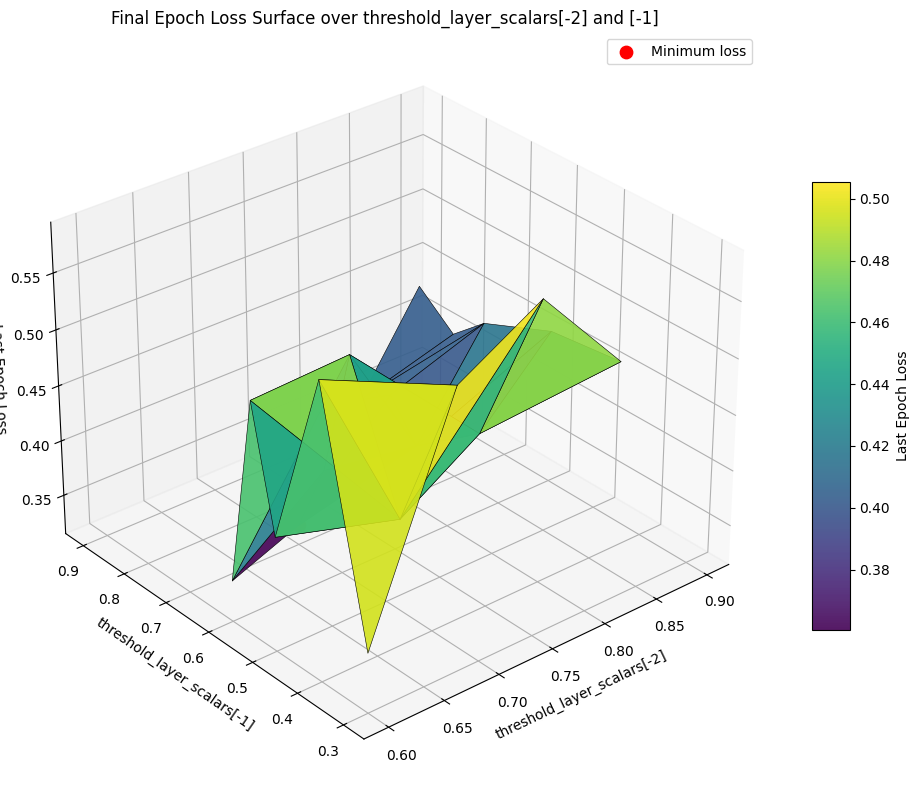
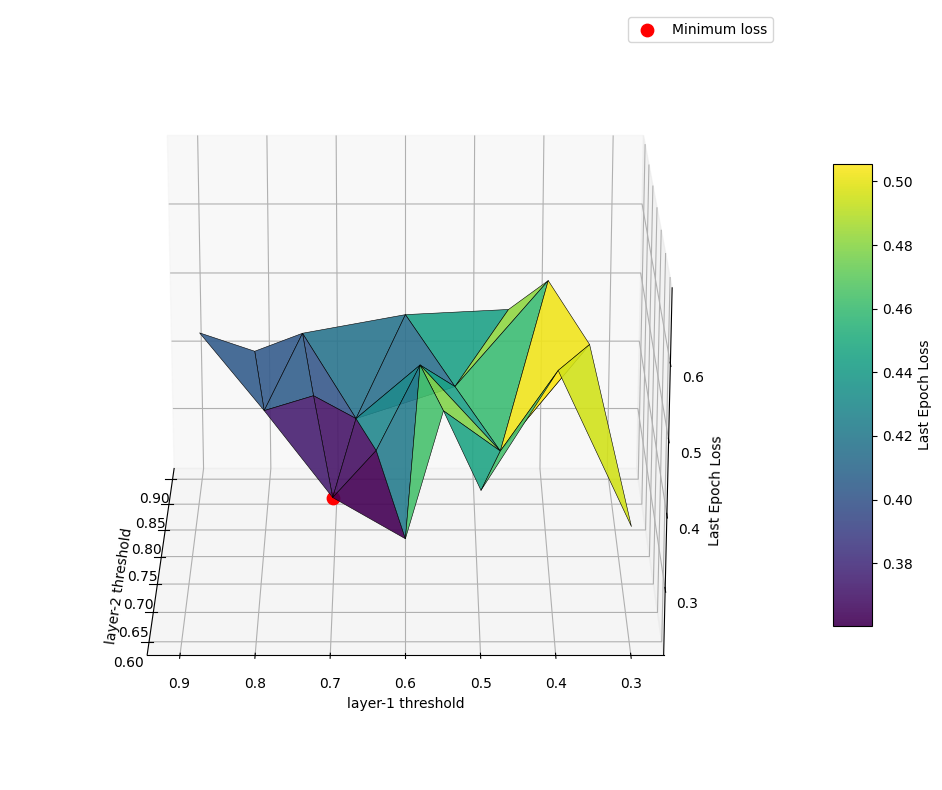
The change to this notebook cell's code, shown as a diff; its figure went from the first image to the second:
--- before
+++ after
@@ -6,4 +6,7 @@
 # Build 3D surfaces of final-epoch metrics over last 2 threshold_layer_scalars values.
 import numpy as np
+
+# Zoom control for the 3D axes. Values > 1 expand the visible range; values < 1 zoom in.
+axis_scalar = 2
 
 files = sorted(glob('../output_results/E_sent/hypr-2/hypr-2_*.json'))
@@ -63,5 +66,5 @@
 ax1 = fig1.add_subplot(111, projection='3d')
 surf1 = ax1.plot_trisurf(xs, ys, zs_loss, cmap='viridis', edgecolor='k', linewidth=0.4, alpha=0.9)
-fig1.colorbar(surf1, ax=ax1, shrink=0.6, aspect=12, label='Last Epoch Loss')
+fig1.colorbar(surf1, ax=ax1, shrink=0.6, aspect=12, label='Last Epoch Loss', pad=0.01)
 
 best_scalar_m2, best_scalar_m1, best_loss, _, best_loss_file, _ = min(records, key=lambda x: x[2])
@@ -69,15 +72,18 @@
 ax1.legend()
 
-ax1.set_title('Final Epoch Loss Surface over threshold_layer_scalars[-2] and [-1]')
-ax1.set_xlabel('threshold_layer_scalars[-2]')
-ax1.set_ylabel('threshold_layer_scalars[-1]')
+ax1.set_xlabel('layer-2 threshold')
+ax1.set_ylabel('layer-1 threshold')
 ax1.set_zlabel('Last Epoch Loss')
-ax1.view_init(elev=30, azim=-130)
+z_min, z_max = np.nanmin(zs_loss), np.nanmax(zs_loss)
+z_pad = (z_max - z_min) * (axis_scalar - 1.0) / 2.0
+ax1.set_zlim(z_min - z_pad, z_max + z_pad)
+ax1.view_init(elev=20, azim=-180)
 plt.tight_layout()
+fig1.subplots_adjust(left=0.05, right=0.95, top=0.95, bottom=0.05)
 plt.show()
 
 fig2 = plt.figure(figsize=(11, 8))
 ax2 = fig2.add_subplot(111, projection='3d')
-surf2 = ax2.plot_trisurf(xs, ys, zs_acc, cmap='plasma', edgecolor='k', linewidth=0.4, alpha=0.9)
+fig2.colorbar(surf2, ax=ax2, shrink=0.6, aspect=12, label='Last Epoch Accuracy', pad=0.01)
 fig2.colorbar(surf2, ax=ax2, shrink=0.6, aspect=12, label='Last Epoch Accuracy')
 
@@ -86,10 +92,12 @@
 ax2.legend()
 
-ax2.set_title('Final Epoch Accuracy Surface over threshold_layer_scalars[-2] and [-1]')
-ax2.set_xlabel('threshold_layer_scalars[-2]')
-ax2.set_ylabel('threshold_layer_scalars[-1]')
+ax2.set_xlabel('layer-2 threshold')
+ax2.set_ylabel('layer-1 threshold')
 ax2.set_zlabel('Last Epoch Accuracy')
-ax2.view_init(elev=30, azim=-130)
-plt.tight_layout()
+z_min, z_max = np.nanmin(zs_acc), np.nanmax(zs_acc)
+z_pad = (z_max - z_min) * (axis_scalar - 1.0) / 2.0
+ax2.set_zlim(z_min - z_pad, z_max + z_pad)
+ax2.view_init(elev=10, azim=-180)
+fig2.subplots_adjust(left=0.05, right=0.95, top=0.95, bottom=0.05)
 plt.show()
 
@@ -107,3 +115,4 @@
 
 used_acc_keys = sorted({r[5] for r in records})
-print(f'\nAccuracy key(s) used: {used_acc_keys}')
+
+print(f'\nAccuracy key(s) used: {used_acc_keys}')print(f'\nAccuracy key(s) used: {used_acc_keys}')

Commit: upd